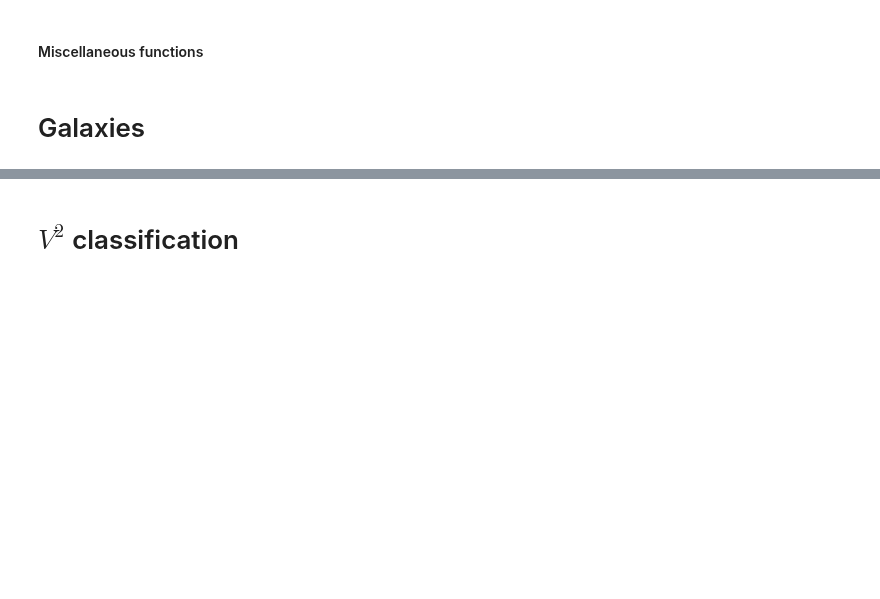
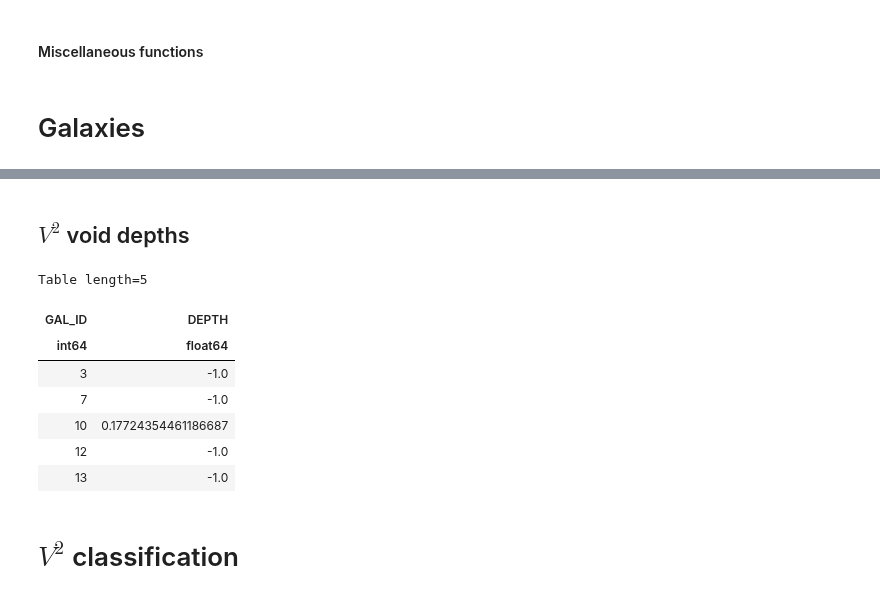
Before and after one commit to DESI-UR/Void_analysis, a Jupyter notebook: nb/Fatima_Zaidouni/Environment Classification for V2 and VoidFinder.ipynb, the cells around one changed output, grey strips where cells are left out. Cells and saved outputs as stored; diff of their text form; code cells hidden in the pictures; blank space fills up the shorter version.

```diff
--- a/nb/Fatima_Zaidouni/Environment Classification for V2 and VoidFinder.ipynb
+++ b/nb/Fatima_Zaidouni/Environment Classification for V2 and VoidFinder.ipynb
@@ -64,3 +64,5 @@ Table length=5
 | J094631.59-005917.7 | 09h/m00/J094631.59-005917.7 | 146.63170644325592 | -0.9883467023052999 | 2 | 72132 | -1 | -1 | -1 | -1 | 18.123354 | 0.05265425 | ... |
 | J094744.18-004013.4 | 09h/m00/J094744.18-004013.4 | 146.9341288729797 | -0.6704053610430766 | 3 | -1 | -1 | -1 | -1 | -1 | 17.660961 | 0.121270485 | ... |
 | J094751.74-003242.0 | 09h/m00/J094751.74-003242.0 | 146.9634997327016 | -0.5447758299302171 | 4 | -1 | -1 | -1 | -1 | -1 | 17.616278 | 0.055980586 | ... |
+# %% [markdown]
+## $V^2$ void depths
@@ -67,3 +73,14 @@ Table length=5
+# %%
+V2_depths[:5]
+# %% [output]
+Table length=5
+| GAL_ID | DEPTH |
+| int64 | float64 |
+| 3 | -1.0 |
+| 7 | -1.0 |
+| 10 | 0.17724354461186687 |
+| 12 | -1.0 |
+| 13 | -1.0 |
 # %% [markdown]
 # $V^2$ classification
 # %%
```
Also changed, not shown: parts of 12 cells of this notebook, 2 other files.
